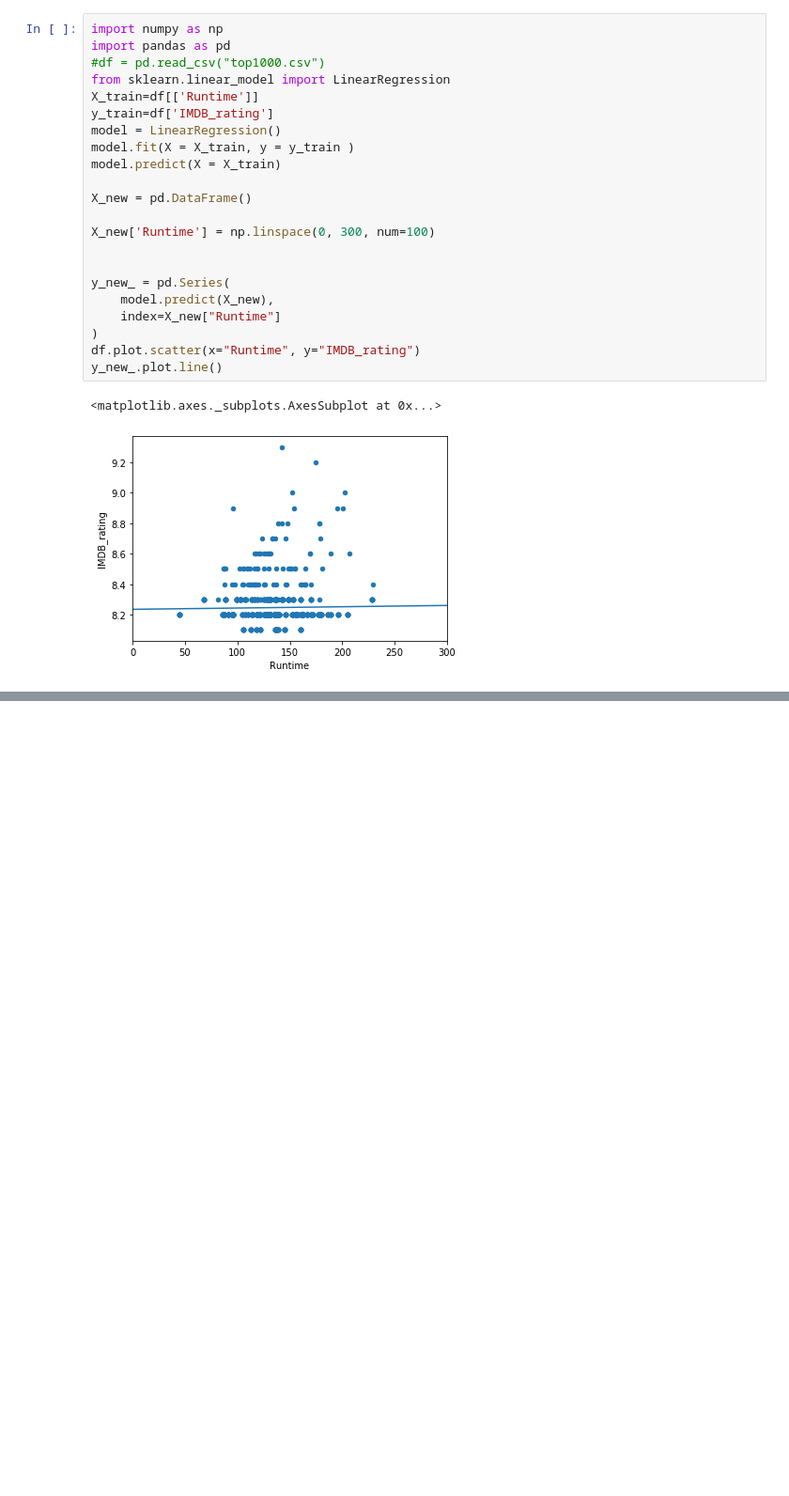
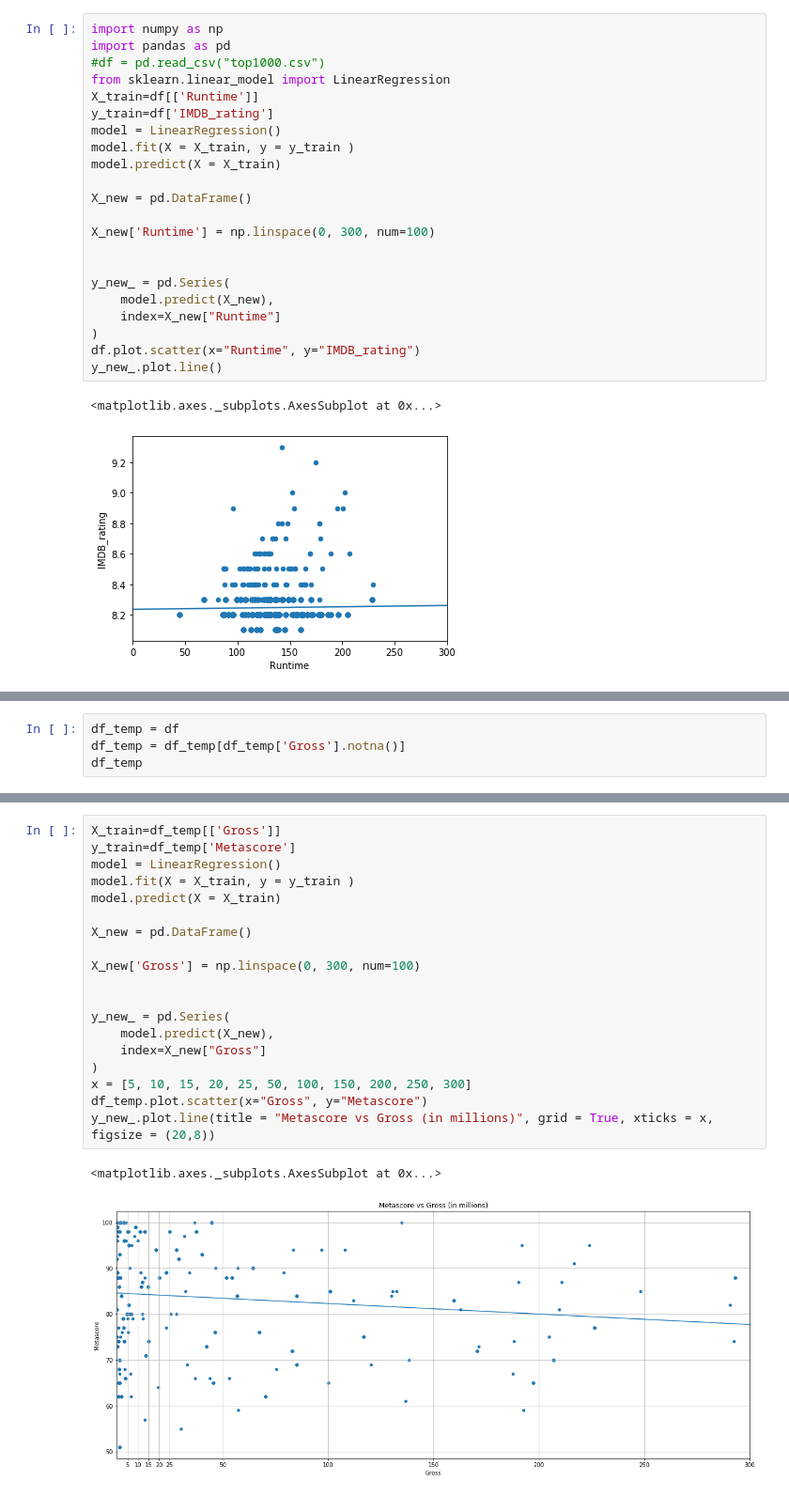
Before and after one commit to CS-UCR/cs105-prj-phase3-half-and-half, a Jupyter notebook: half_and_half_proj_CS105.ipynb, the cells around one changed output, grey strips where cells are left out. Shown: that part at 94% size. Cells and saved outputs as stored; diff of their text form; blank space fills up the shorter version.

```diff
--- a/half_and_half_proj_CS105.ipynb
+++ b/half_and_half_proj_CS105.ipynb
@@ -175,0 +178,4 @@ No noticable correlation between runtime and imdb score
+# %%
+df_temp = df
+df_temp = df_temp[df_temp['Gross'].notna()]
+df_temp
@@ -175,0 +196,22 @@ No noticable correlation between runtime and imdb score
+# %%
+X_train=df_temp[['Gross']]
+y_train=df_temp['Metascore']
+model = LinearRegression()
+model.fit(X = X_train, y = y_train )
+model.predict(X = X_train)
+
+X_new = pd.DataFrame()
+
+X_new['Gross'] = np.linspace(0, 300, num=100)
+
+
+y_new_ = pd.Series(
+    model.predict(X_new),
+    index=X_new["Gross"]
+)
+x = [5, 10, 15, 20, 25, 50, 100, 150, 200, 250, 300]
+df_temp.plot.scatter(x="Gross", y="Metascore")
+y_new_.plot.line(title = "Metascore vs Gross (in millions)", grid = True, xticks = x, figsize = (20,8))
+# %% [output]
+<matplotlib.axes._subplots.AxesSubplot at 0x...>
+[figure, added]
```
Also changed, not shown: parts of 10 cells of this notebook, 1 other file.
